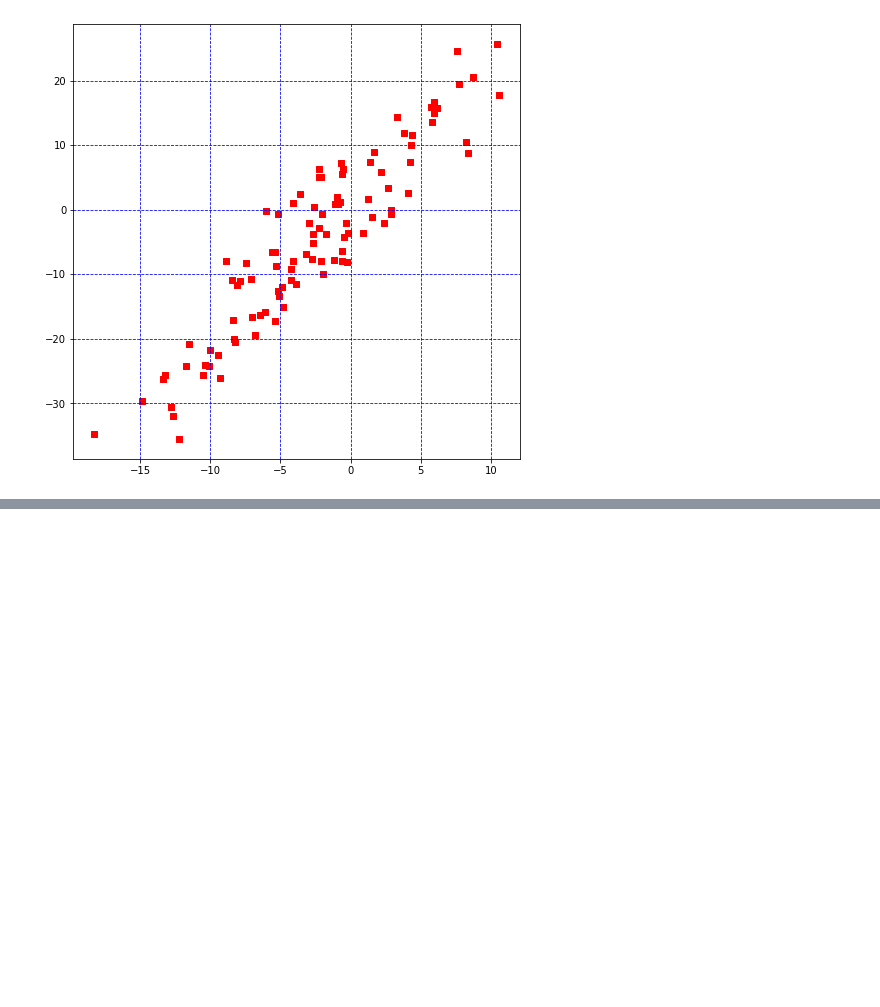
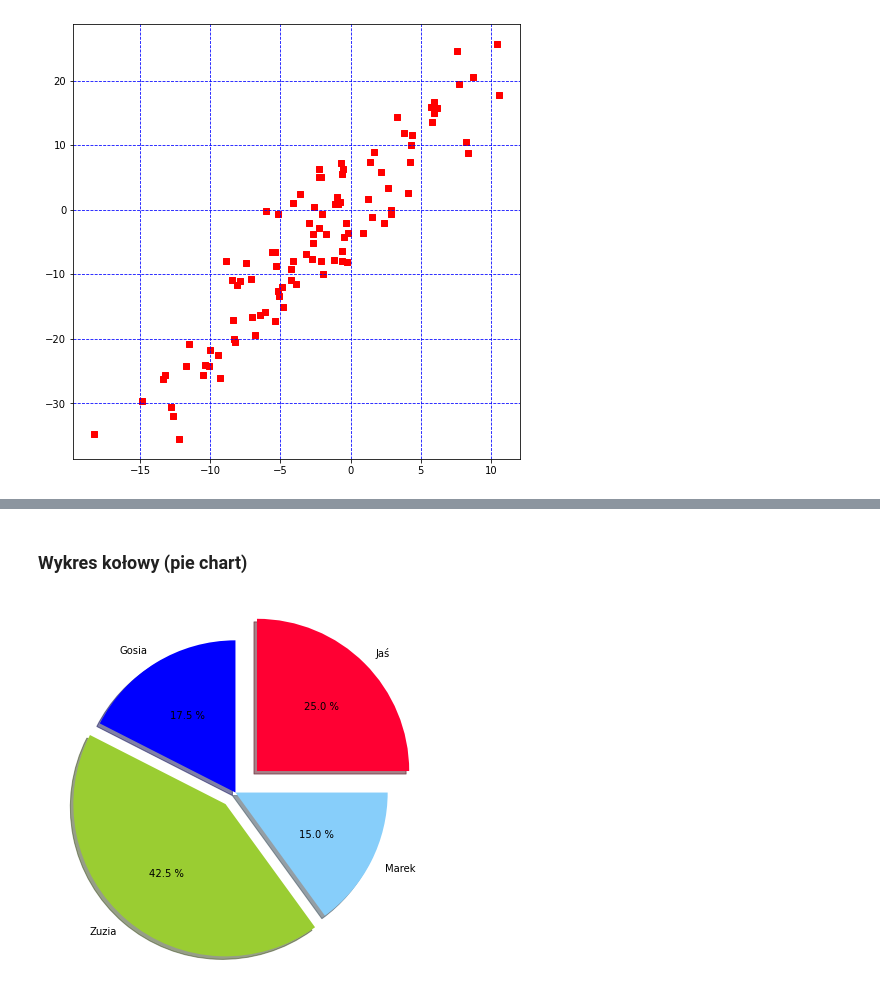
Before and after one commit to pad0910/Python2A, a Jupyter notebook: Dzien05/02-matplotlib.ipynb, the cells around one changed output, grey strips where cells are left out. Cells and saved outputs as stored; diff of their text form; code cells hidden in the pictures; blank space fills up the shorter version.

```diff
--- a/Dzien05/02-matplotlib.ipynb
+++ b/Dzien05/02-matplotlib.ipynb
@@ -54,0 +106,13 @@ plt.show()
+# %% [markdown]
+### Wykres kołowy (pie chart)
+# %%
+names = ["Jaś", "Gosia", "Zuzia", "Marek"]
+toys = [10, 7, 17,6]
+colors = ["#FF0033", "blue", "yellowgreen", "lightskyblue"]
+
+plt.figure(figsize=(10,7))
+
+plt.pie(toys, labels=names, colors=colors, autopct="%.1f %%", shadow=True, explode=[0.2, 0, 0.1, 0])
+plt.show()
+# %% [output]
+[figure, added]
```
Also changed, not shown: parts of 3 cells of this notebook, 4 other files.
